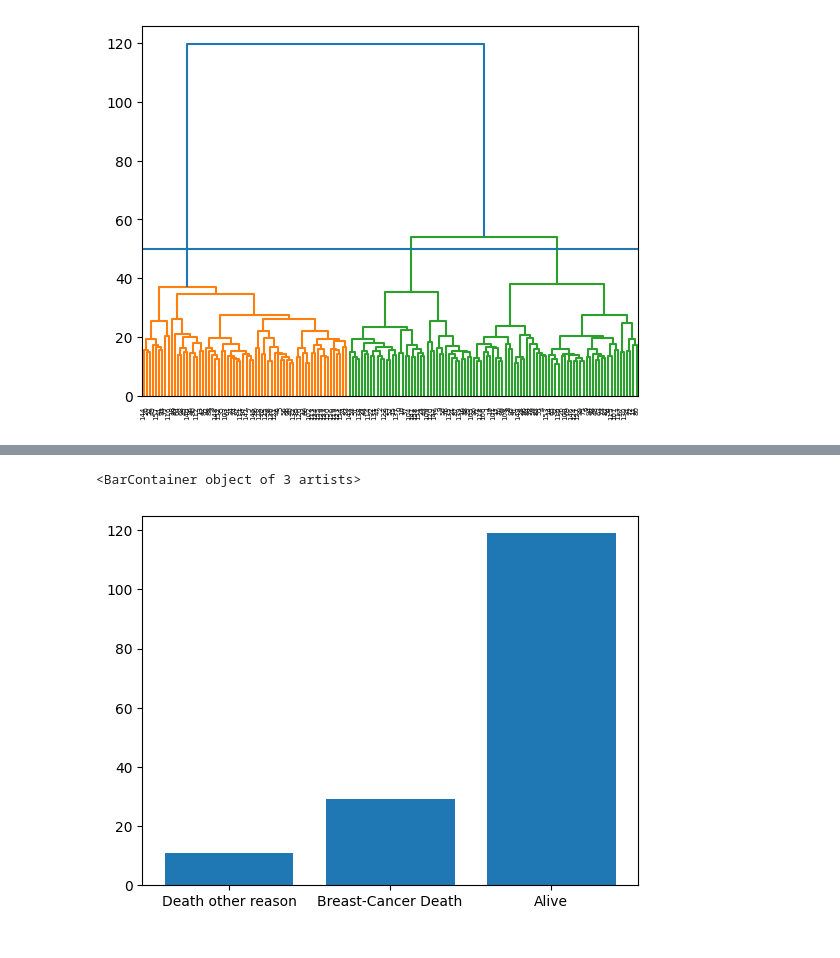
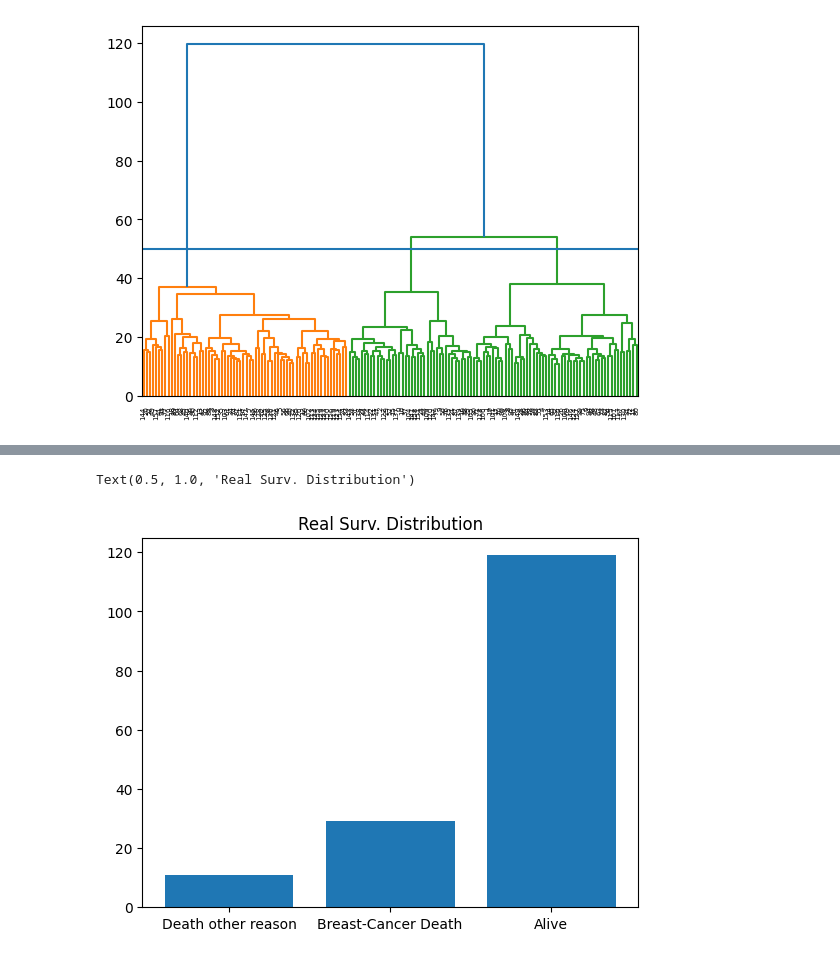
Before and after one commit to ThomasJon196/GeneClustering, a Jupyter notebook: hierarchical_clustering.ipynb, the cells around one changed output, grey strips where cells are left out. Saved outputs shown, nothing was run; the diff lists cells and outputs as text; code cells hidden in the pictures.

```diff
--- a/hierarchical_clustering.ipynb
+++ b/hierarchical_clustering.ipynb
@@ -46,9 +131,10 @@ df_stat.head()
 # %%
 alive = (df_stat['DEATH'] == False).sum()
 death_bc = (df_stat['DEATH_BC'] == True).sum()
 death_other = (df_stat['DEATH'] -  df_stat['DEATH_BC']).sum()
 
 plt.bar(x=['Death other reason', 'Breast-Cancer Death', 'Alive'], height=[death_other, death_bc, alive])
+plt.title('Real Surv. Distribution')
 # %% [output]
-<BarContainer object of 3 artists>
+Text(0.5, 1.0, 'Real Surv. Distribution')
-[figure, old version]
+[figure, new version]
```
Also changed, not shown: parts of 6 cells of this notebook, 2 other files.
